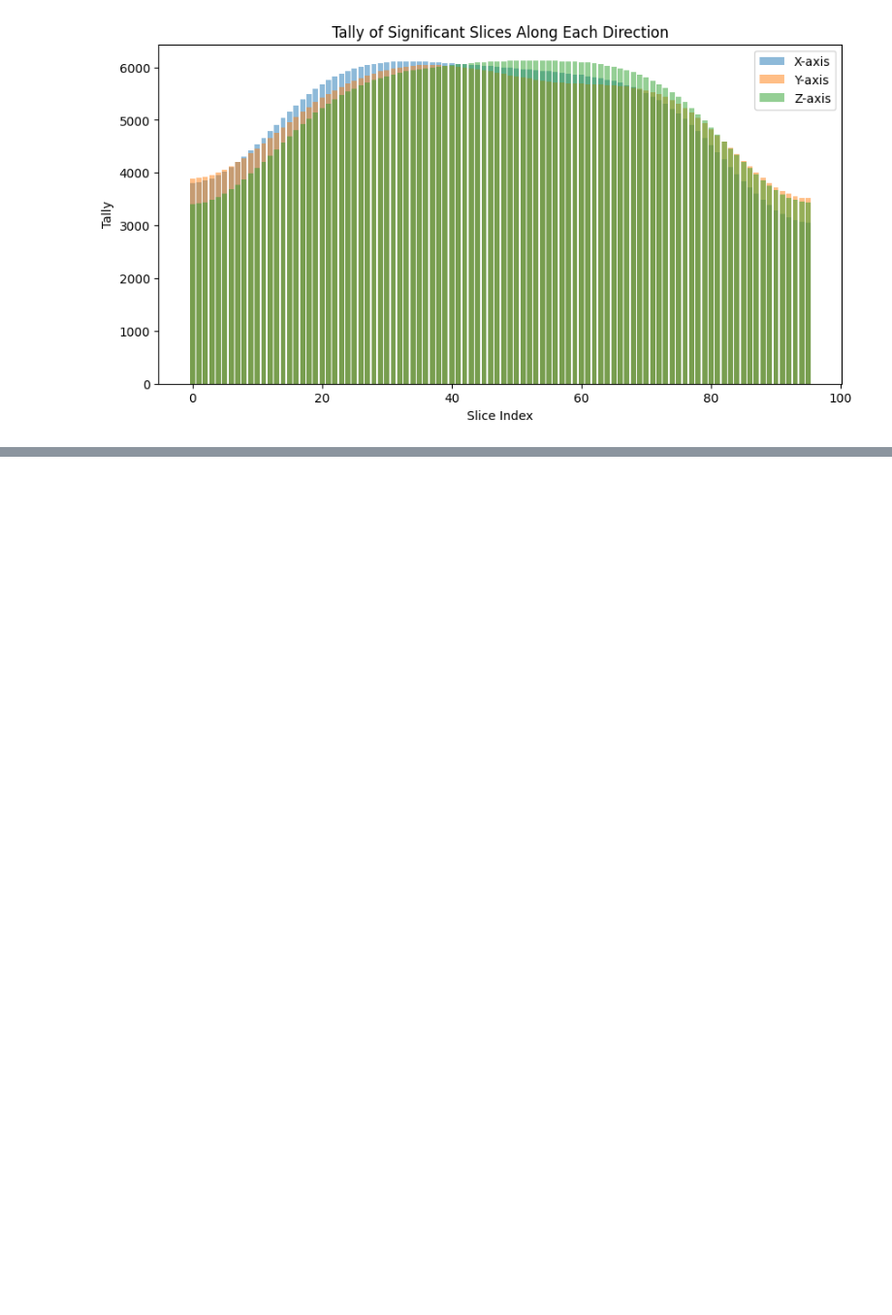
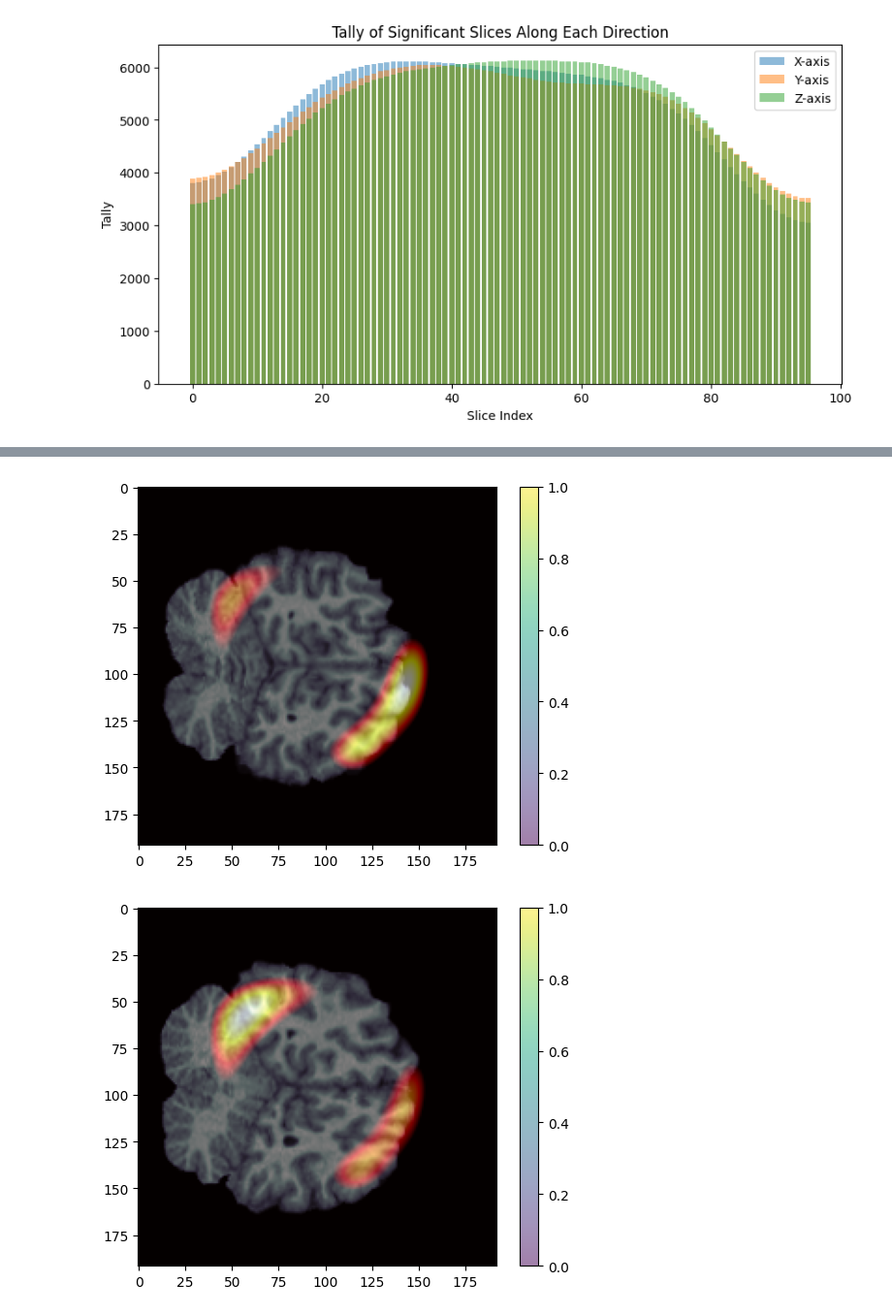
Before and after one commit to youzhiw/SCZ_classfication, a Jupyter notebook: manualGradCAM.ipynb, the cells around one changed output, grey strips where cells are left out. Shown at 97% size. Drawn from its saved outputs; the diff is of its cells as text; code cells hidden in the pictures; blank space fills up the shorter version.

```diff
--- a/manualGradCAM.ipynb
+++ b/manualGradCAM.ipynb
@@ -429,0 +430,6 @@ plot_gradCAM(sample, heatmap, 'z', max_z_index)
+# %%
+for i, diff in enumerate(range(-10, 11, 5)):
+    plot_gradCAM(sample, heatmap, 'y', max_y_index+diff, f"gradCAMplots/grady{i+1}")
+# %% [output]
+[figure, added]
+[figure, added]
```
Also changed, not shown: parts of 15 cells of this notebook, 2 other files.
